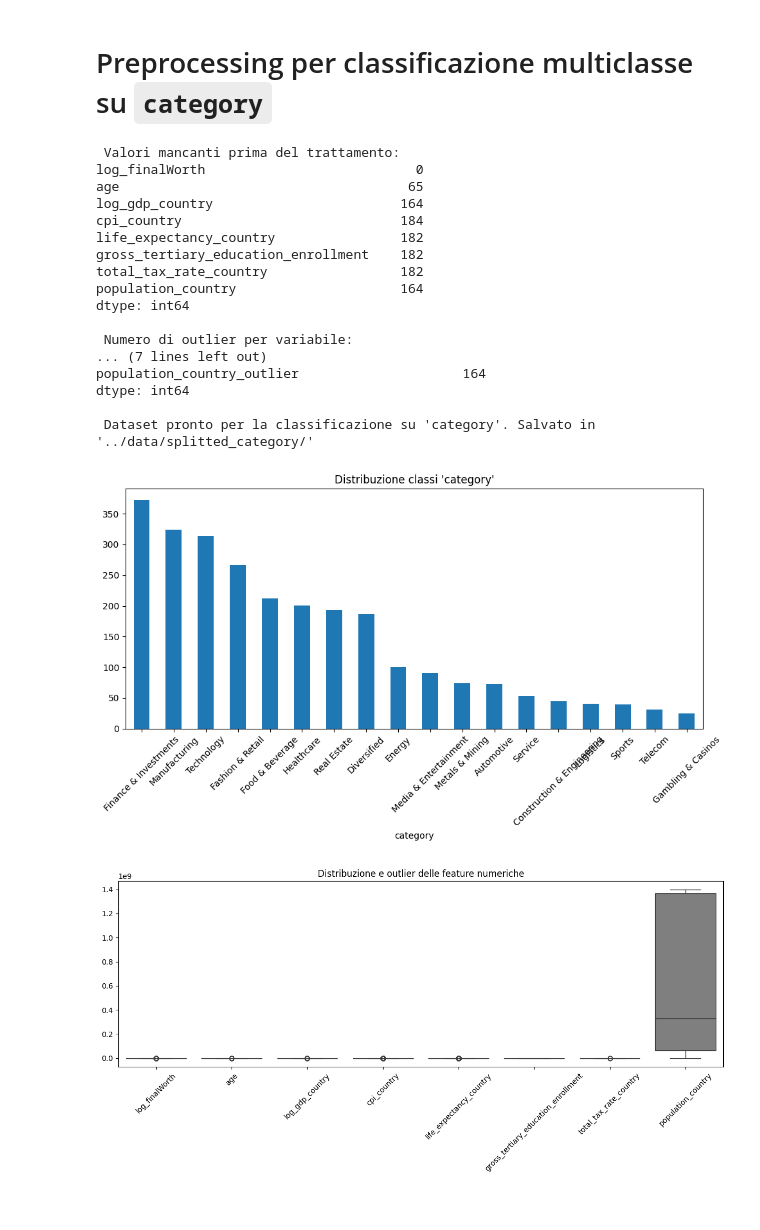
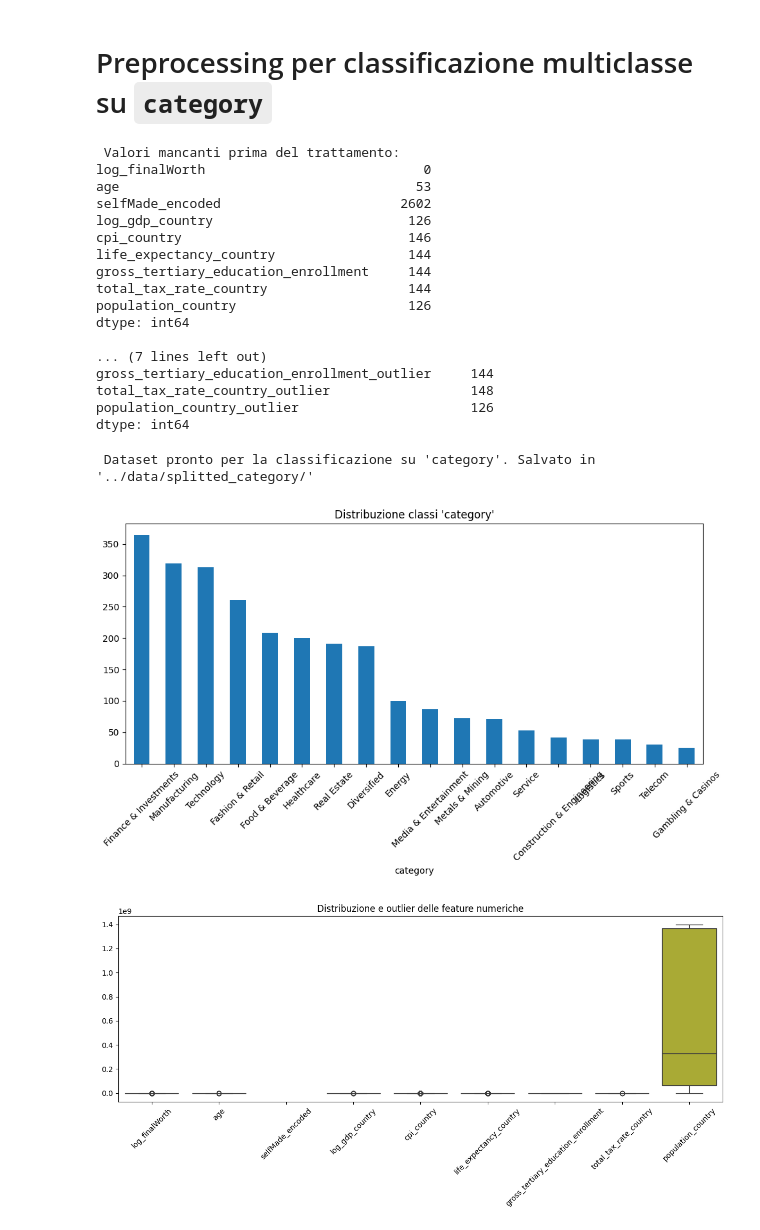
Before and after one commit to angelopaldino/progetto-data-mining, a Jupyter notebook: notebooks/10_preprocessing_category.ipynb, the cells around one changed output. Drawn from its saved outputs; the diff is of its cells as text; code cells hidden in the pictures.

Commit message:
dt su category

```diff
--- a/notebooks/10_preprocessing_category.ipynb
+++ b/notebooks/10_preprocessing_category.ipynb
@@ -17,6 +17,7 @@ OUTPUT_DIR = "../data/splitted_category"
 os.makedirs(OUTPUT_DIR, exist_ok=True)
 
 df = pd.read_csv(INPUT_PATH)
+df = df.drop_duplicates()
 
 df['gdp_country'] = df['gdp_country'].astype(str).str.replace("$", "", regex=False)
 df['gdp_country'] = df['gdp_country'].str.replace(",", "").str.strip()
@@ -27,13 +28,14 @@ df['gdp_country'] = pd.to_numeric(df['gdp_country'], errors='coerce')
 # === 2. Trasformazioni logaritmiche ===
 df["log_finalWorth"] = np.log1p(df["finalWorth"])
 df["log_gdp_country"] = np.log1p(df["gdp_country"])
+df["selfMade_encoded"] = df["selfMade"].map({"True": 1, "False": 0})
 
 # === 3. Selezione colonne utili ===
-numerical_cols = ['log_finalWorth', 'age', 'log_gdp_country', 'cpi_country',
+numerical_cols = ['selfMade_encoded', 'log_finalWorth', 'age', 'log_gdp_country', 'cpi_country',
                   'life_expectancy_country', 'gross_tertiary_education_enrollment',
                   'total_tax_rate_country', 'population_country']
 
-categorical_cols = ['country', 'category', 'industries', 'source']
+categorical_cols = ['country', 'industries', 'source', 'gender', 'status']
 
 # === 4. Gestione NaN ===
 print("\n Valori mancanti prima del trattamento:")
@@ -83,44 +85,45 @@ X_train, X_test, y_train, y_test = train_test_split(
 
 # === 11. Salvataggio ===
 X_train.to_csv(os.path.join(OUTPUT_DIR, "X_train.csv"), index=False)
 X_test.to_csv(os.path.join(OUTPUT_DIR, "X_test.csv"), index=False)
 pd.Series(y_train, name="category_encoded").to_csv(os.path.join(OUTPUT_DIR, "y_train.csv"), index=False)
 pd.Series(y_test, name="category_encoded").to_csv(os.path.join(OUTPUT_DIR, "y_test.csv"), index=False)
 
 print("\n Dataset pronto per la classificazione su 'category'. Salvato in '../data/splitted_category/'")
 
 # === 12. Visualizzazione distribuzione categorie ===
 plt.figure(figsize=(10, 6))
 df['category'].value_counts().plot(kind='bar')
 plt.title("Distribuzione classi 'category'")
 plt.xticks(rotation=45)
 plt.tight_layout()
 plt.show()
 
 # === 13. Visualizzazione outlier ===
 plt.figure(figsize=(12, 6))
 sns.boxplot(data=df[numerical_cols])
 plt.title("Distribuzione e outlier delle feature numeriche")
 plt.xticks(rotation=45)
 plt.tight_layout()
 plt.show()
 # %% [output]
  Valori mancanti prima del trattamento:
-log_finalWorth                           0
-age                                     65
-log_gdp_country                        164
-cpi_country                            184
-life_expectancy_country                182
-gross_tertiary_education_enrollment    182
-total_tax_rate_country                 182
-population_country                     164
+log_finalWorth                            0
+age                                      53
+selfMade_encoded                       2602
+log_gdp_country                         126
+cpi_country                             146
+life_expectancy_country                 144
+gross_tertiary_education_enrollment     144
+total_tax_rate_country                  144
+population_country                      126
 dtype: int64
 
- Numero di outlier per variabile:
 ... (7 lines left out)
-population_country_outlier                     164
+gross_tertiary_education_enrollment_outlier     144
+total_tax_rate_country_outlier                  148
+population_country_outlier                      126
 dtype: int64
-
- Dataset pronto per la classificazione su 'category'. Salvato in '../data/splitted_category/'
+ Dataset pronto per la classificazione su 'category'. Salvato in '../data/splitted_category/'
-[figure, old version]
+[figure, new version]
-[figure, old version]
+[figure, new version]
```
Also changed, not shown: parts of 1 cell of this notebook, 2 other files.
